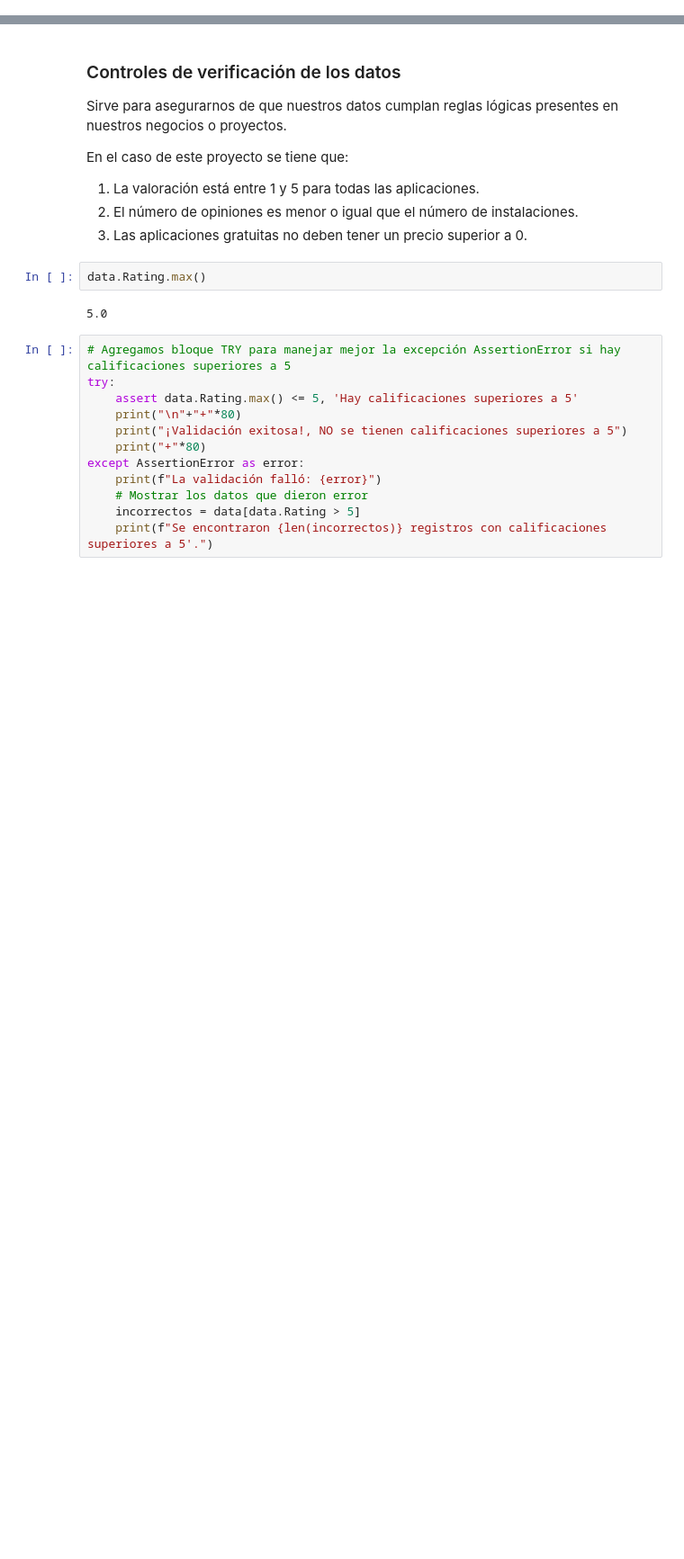
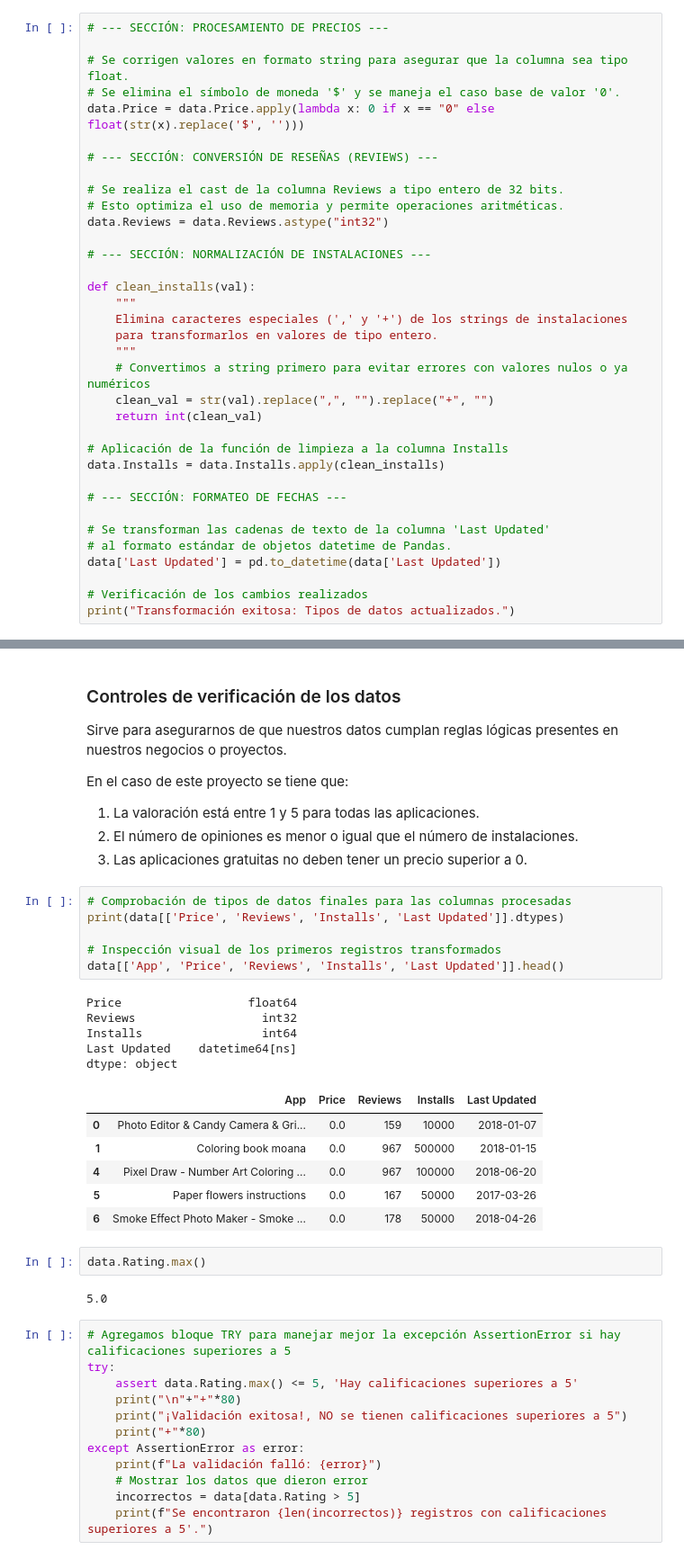
Before and after one commit to Alexander-Luna/Modulo2UIDE, a Jupyter notebook: Week1/P_1_G6.ipynb, the cells around one changed output, grey strips where cells are left out. Shown at 90% size. Drawn from its saved outputs; the diff is of its cells as text; blank space fills up the shorter version.

```diff
--- a/Week1/P_1_G6.ipynb
+++ b/Week1/P_1_G6.ipynb
@@ -215,0 +258,35 @@ data['Last Updated'] = pd.to_datetime(data['Last Updated'])
+# %%
+# --- SECCIÓN: PROCESAMIENTO DE PRECIOS ---
+
+# Se corrigen valores en formato string para asegurar que la columna sea tipo float.
+# Se elimina el símbolo de moneda '$' y se maneja el caso base de valor '0'.
+data.Price = data.Price.apply(lambda x: 0 if x == "0" else float(str(x).replace('$', '')))
+
+# --- SECCIÓN: CONVERSIÓN DE RESEÑAS (REVIEWS) ---
+
+# Se realiza el cast de la columna Reviews a tipo entero de 32 bits.
+# Esto optimiza el uso de memoria y permite operaciones aritméticas.
+data.Reviews = data.Reviews.astype("int32")
+
+# --- SECCIÓN: NORMALIZACIÓN DE INSTALACIONES ---
+
+def clean_installs(val):
+    """
+    Elimina caracteres especiales (',' y '+') de los strings de instalaciones
+    para transformarlos en valores de tipo entero.
+    """
+    # Convertimos a string primero para evitar errores con valores nulos o ya numéricos
+    clean_val = str(val).replace(",", "").replace("+", "")
+    return int(clean_val)
+
+# Aplicación de la función de limpieza a la columna Installs
+data.Installs = data.Installs.apply(clean_installs)
+
+# --- SECCIÓN: FORMATEO DE FECHAS ---
+
+# Se transforman las cadenas de texto de la columna 'Last Updated'
+# al formato estándar de objetos datetime de Pandas.
+data['Last Updated'] = pd.to_datetime(data['Last Updated'])
+
+# Verificación de los cambios realizados
+print("Transformación exitosa: Tipos de datos actualizados.")
@@ -242,6 +326,24 @@ En el caso de este proyecto se tiene que:
 1.   La valoración está entre 1 y 5 para todas las aplicaciones.
 2.   El número de opiniones es menor o igual que el número de instalaciones.
 3.   Las aplicaciones gratuitas no deben tener un precio superior a 0.
+# %%
+# Comprobación de tipos de datos finales para las columnas procesadas
+print(data[['Price', 'Reviews', 'Installs', 'Last Updated']].dtypes)
+
+# Inspección visual de los primeros registros transformados
+data[['App', 'Price', 'Reviews', 'Installs', 'Last Updated']].head()
+# %% [output]
+Price                  float64
+Reviews                  int32
+Installs                 int64
+Last Updated    datetime64[ns]
+dtype: object
+|  | App | Price | Reviews | Installs | Last Updated |
+| 0 | Photo Editor & Candy Camera & Gri... | 0.0 | 159 | 10000 | 2018-01-07 |
+| 1 | Coloring book moana | 0.0 | 967 | 500000 | 2018-01-15 |
+| 4 | Pixel Draw - Number Art Coloring ... | 0.0 | 967 | 100000 | 2018-06-20 |
+| 5 | Paper flowers instructions | 0.0 | 167 | 50000 | 2017-03-26 |
+| 6 | Smoke Effect Photo Maker - Smoke ... | 0.0 | 178 | 50000 | 2018-04-26 |
 # %%
 data.Rating.max()
 # %% [output]
```
Also changed, not shown: parts of 17 cells of this notebook.
